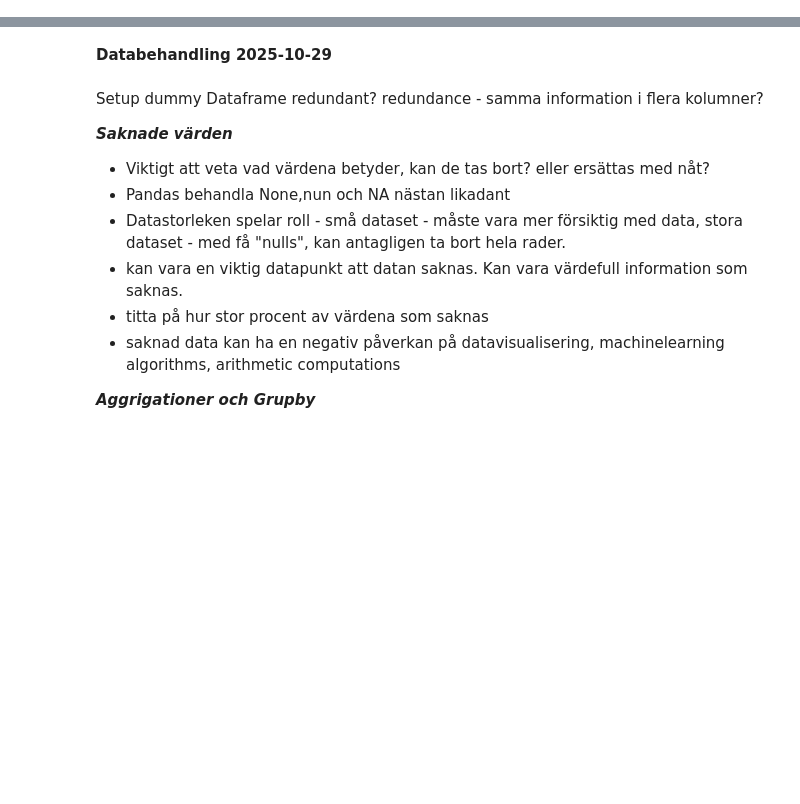
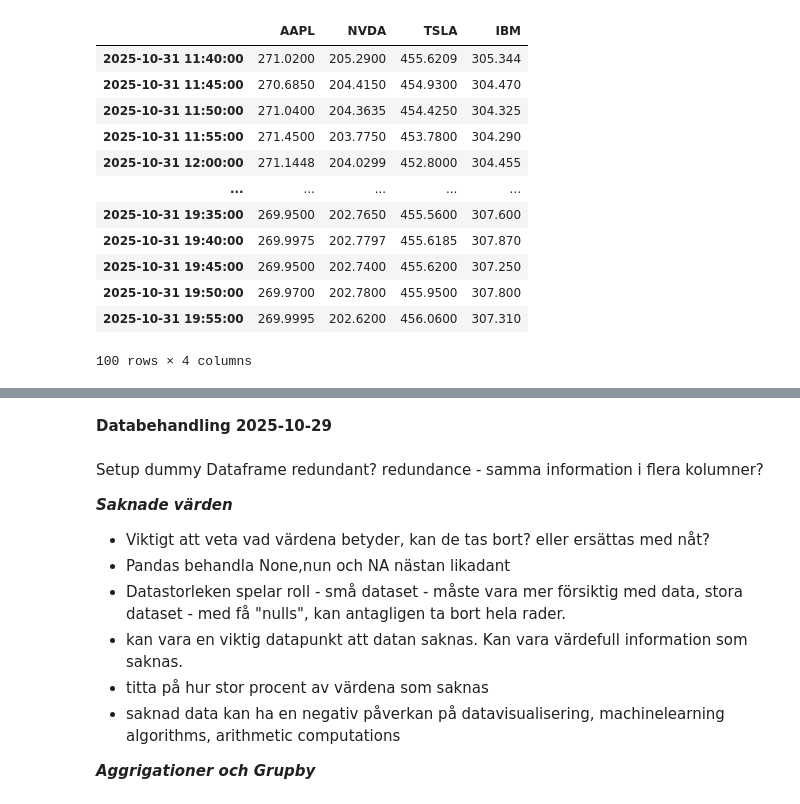
Before and after one commit to F-Degerman/data-mining-FANNY-DEGERMAN, a Jupyter notebook: Notebook_DM.ipynb, the cells around one changed output, grey strips where cells are left out. Saved outputs shown, nothing was run; the diff lists cells and outputs as text; code cells hidden in the pictures; blank space fills up the shorter version.

```diff
--- a/Notebook_DM.ipynb
+++ b/Notebook_DM.ipynb
@@ -0,0 +201,16 @@
+# %%
+stocks.sort_index().loc["2024-11-03":"2025-11-04"]  # gives all rows between these times
+# %% [output]
+|  | AAPL | NVDA | TSLA | IBM |
+| 2025-10-31 11:40:00 | 271.0200 | 205.2900 | 455.6209 | 305.344 |
+| 2025-10-31 11:45:00 | 270.6850 | 204.4150 | 454.9300 | 304.470 |
+| 2025-10-31 11:50:00 | 271.0400 | 204.3635 | 454.4250 | 304.325 |
+| 2025-10-31 11:55:00 | 271.4500 | 203.7750 | 453.7800 | 304.290 |
+| 2025-10-31 12:00:00 | 271.1448 | 204.0299 | 452.8000 | 304.455 |
+| ... | ... | ... | ... | ... |
+| 2025-10-31 19:35:00 | 269.9500 | 202.7650 | 455.5600 | 307.600 |
+| 2025-10-31 19:40:00 | 269.9975 | 202.7797 | 455.6185 | 307.870 |
+| 2025-10-31 19:45:00 | 269.9500 | 202.7400 | 455.6200 | 307.250 |
+| 2025-10-31 19:50:00 | 269.9700 | 202.7800 | 455.9500 | 307.800 |
+| 2025-10-31 19:55:00 | 269.9995 | 202.6200 | 456.0600 | 307.310 |
+100 rows × 4 columns
```
Also changed, not shown: parts of 30 cells of this notebook, 9 other files.
